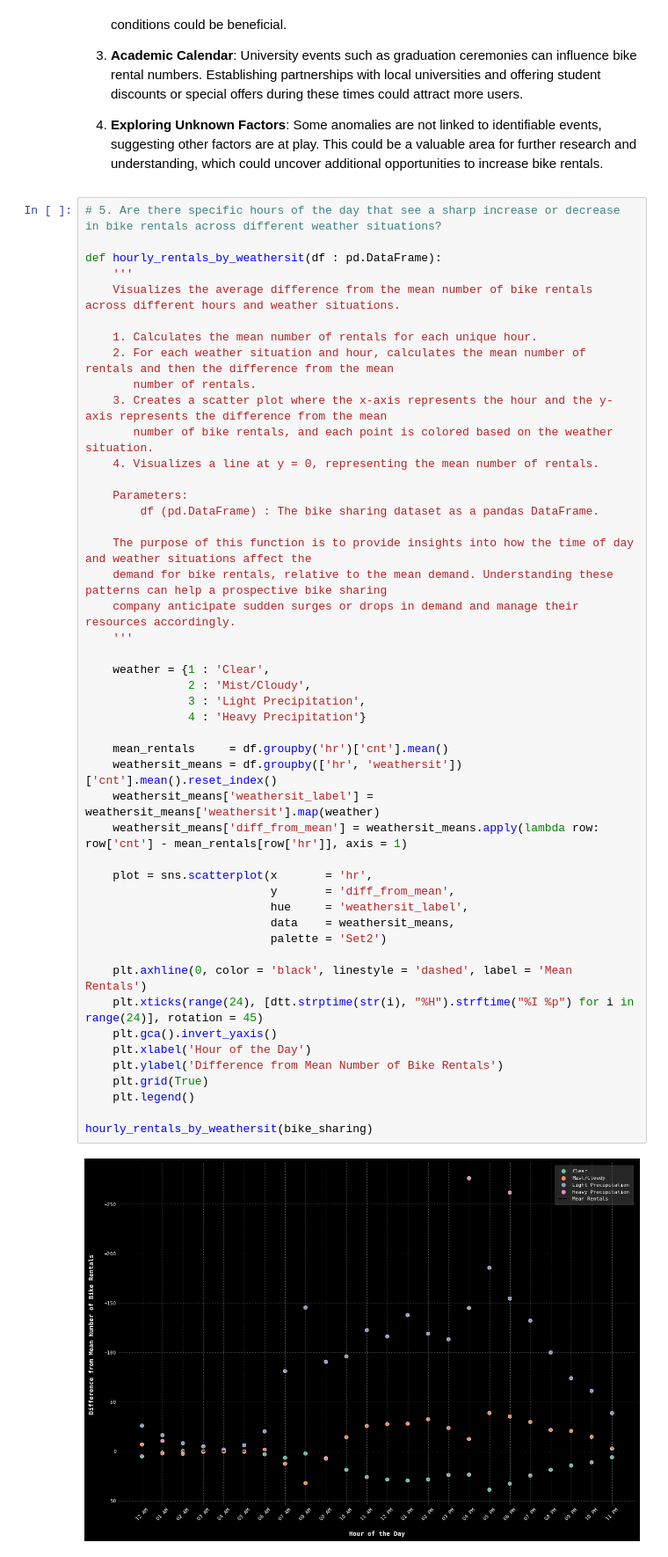
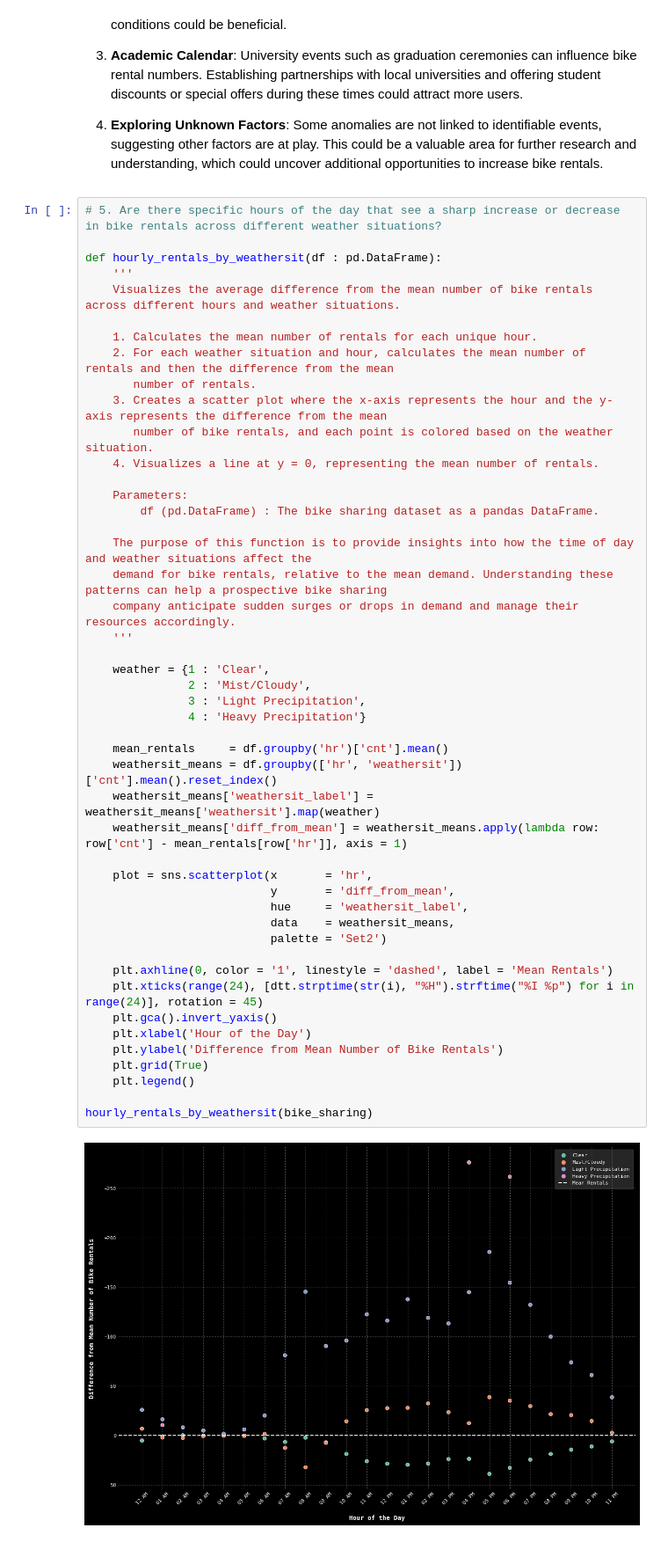
Before and after one commit to jparkington/Project-Cultivate, a Jupyter notebook: Exploration.ipynb, the cells around one changed output. Shown: that part at 88% size. Drawn from its saved outputs; the diff is of its cells as text.

```diff
--- a/Exploration.ipynb
+++ b/Exploration.ipynb
@@ -405,35 +405,35 @@ def hourly_rentals_by_weathersit(df : pd.DataFrame):
     The purpose of this function is to provide insights into how the time of day and weather situations affect the
     demand for bike rentals, relative to the mean demand. Understanding these patterns can help a prospective bike sharing
     company anticipate sudden surges or drops in demand and manage their resources accordingly.
     '''
 
     weather = {1 : 'Clear',
                2 : 'Mist/Cloudy',
                3 : 'Light Precipitation',
                4 : 'Heavy Precipitation'}
 
     mean_rentals     = df.groupby('hr')['cnt'].mean()
     weathersit_means = df.groupby(['hr', 'weathersit'])['cnt'].mean().reset_index()
     weathersit_means['weathersit_label'] = weathersit_means['weathersit'].map(weather)
     weathersit_means['diff_from_mean'] = weathersit_means.apply(lambda row: row['cnt'] - mean_rentals[row['hr']], axis = 1)
 
     plot = sns.scatterplot(x       = 'hr',
                            y       = 'diff_from_mean',
                            hue     = 'weathersit_label',
                            data    = weathersit_means,
                            palette = 'Set2')
 
-    plt.axhline(0, color = 'black', linestyle = 'dashed', label = 'Mean Rentals')
+    plt.axhline(0, color = '1', linestyle = 'dashed', label = 'Mean Rentals')
     plt.xticks(range(24), [dtt.strptime(str(i), "%H").strftime("%I %p") for i in range(24)], rotation = 45)
     plt.gca().invert_yaxis()
     plt.xlabel('Hour of the Day')
     plt.ylabel('Difference from Mean Number of Bike Rentals')
     plt.grid(True)
     plt.legend()
 
 hourly_rentals_by_weathersit(bike_sharing)
 # %% [output]
-[figure, old version]
+[figure, new version]
 # %% [markdown]
 ### <span style="color:#0693e3">**Analysis for Question 5**</span>
 This analysis provides insights into bike rental demand under different weather conditions, across all hours of the day. Four weather situations have been recorded and plotted—**Clear**, **Mist/Cloudy**, **Light Precipitation**, and **Heavy Precipitation**—across 24 hours of the day.
```
Also changed, not shown: parts of 2 cells of this notebook.
